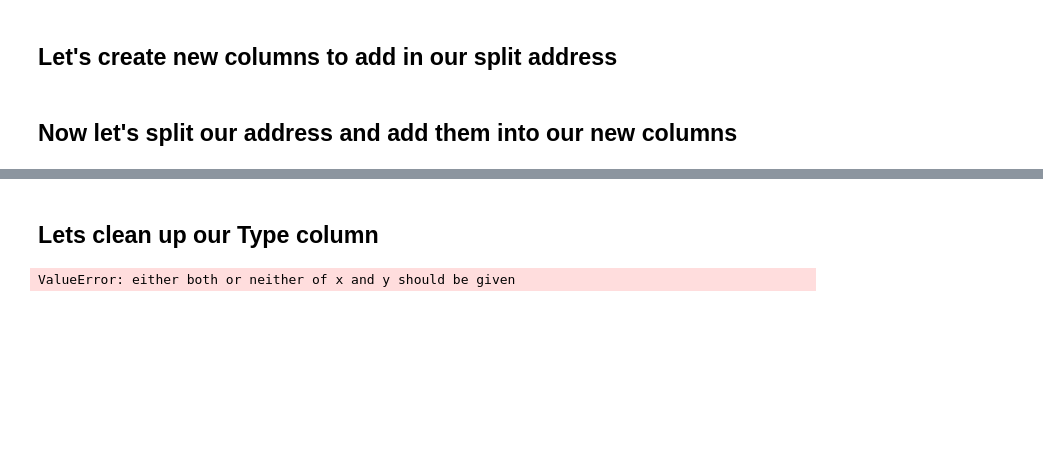
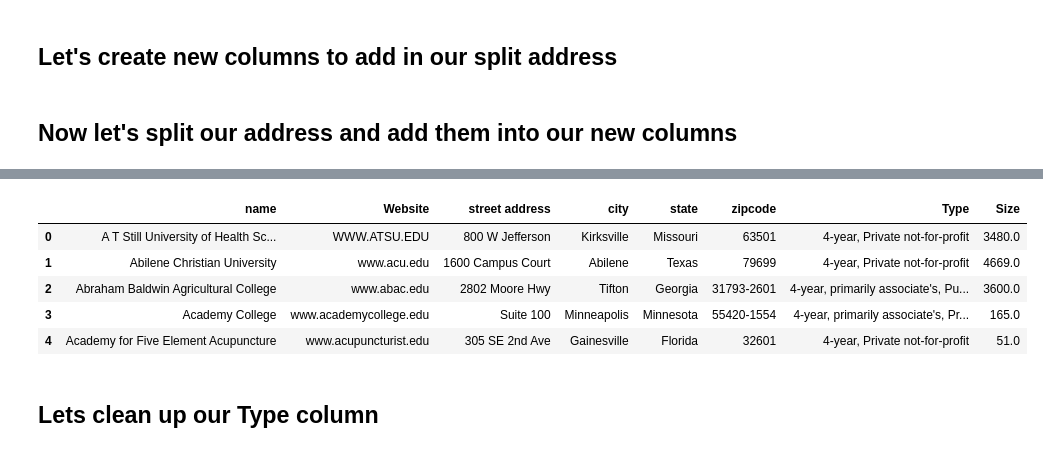
Before and after one commit to Kisazadev/University, a Jupyter notebook: Kevin's Universities.ipynb, the cells around one changed output, grey strips where cells are left out. Drawn from its saved outputs; the diff is of its cells as text; code cells hidden in the pictures; blank space fills up the shorter version.

```diff
--- a/Kevin's Universities.ipynb
+++ b/Kevin's Universities.ipynb
@@ -108,11 +128,23 @@ uni.head()
+# %%
+uni.head()
+# %% [output]
+|  | name | Website | street address | city | state | zipcode | Type | Size |
+| 0 | A T Still University of Health Sc... | WWW.ATSU.EDU | 800 W Jefferson | Kirksville | Missouri | 63501 | 4-year, Private not-for-profit | 3480.0 |
+| 1 | Abilene Christian University | www.acu.edu | 1600 Campus Court | Abilene | Texas | 79699 | 4-year, Private not-for-profit | 4669.0 |
+| 2 | Abraham Baldwin Agricultural College | www.abac.edu | 2802 Moore Hwy | Tifton | Georgia | 31793-2601 | 4-year, primarily associate's, Pu... | 3600.0 |
+| 3 | Academy College | www.academycollege.edu | Suite 100 | Minneapolis | Minnesota | 55420-1554 | 4-year, primarily associate's, Pr... | 165.0 |
+| 4 | Academy for Five Element Acupuncture | www.acupuncturist.edu | 305 SE 2nd Ave | Gainesville | Florida | 32601 | 4-year, Private not-for-profit | 51.0 |
 # %% [markdown]
 ## Lets clean up our Type column
 # %%
 # Here we'll seperate whether or not the college is a public college or private.
 uni['private'] = np.where(uni['Type'].str.contains("Private", "Public"), 'Private', 'Public')
 # Here we'll seperate the types of funding
-# uni['funding'] = np.where(uni['Type'].str.contains("not-for-profit", " for-profit"), 'not-for-profit', 'for-profit') & np.where(uni['Type'].str.contains("Public"), 'test ')
-# uni['funding'] = np.where(uni['Type'].str.contains("not-for-profit"), 'not-for-profit') & np.where(uni['Type'].str.contains("Public"), 'test ') & np.where(uni['Type'].str.contains(" for-profit"), 'for-profit')
-uni['funding'] = np.where(uni['Type'] == 'not-for-profit', 'true')
+
+Type = [uni['Type'] == "4-year, Private not-for-profit",
+        uni['Type'] == "4-year, primarily associate's, Public",
+        uni['Type'] == "4-year, primarily associate's, Private for-profit",
+        uni['Type'] == "4-year, Private for-profit",
+        uni['Type'] == "4-year, Public"]
+funding_type = ['not-for-profit', 'not-for-profit', 'for profit', 'for profit', 'not-for-profit']
+uni['funding'] = np.select(Type, funding_type)
-# %% [output]
-ValueError: either both or neither of x and y should be given
```
Also changed, not shown: parts of 12 cells of this notebook.
